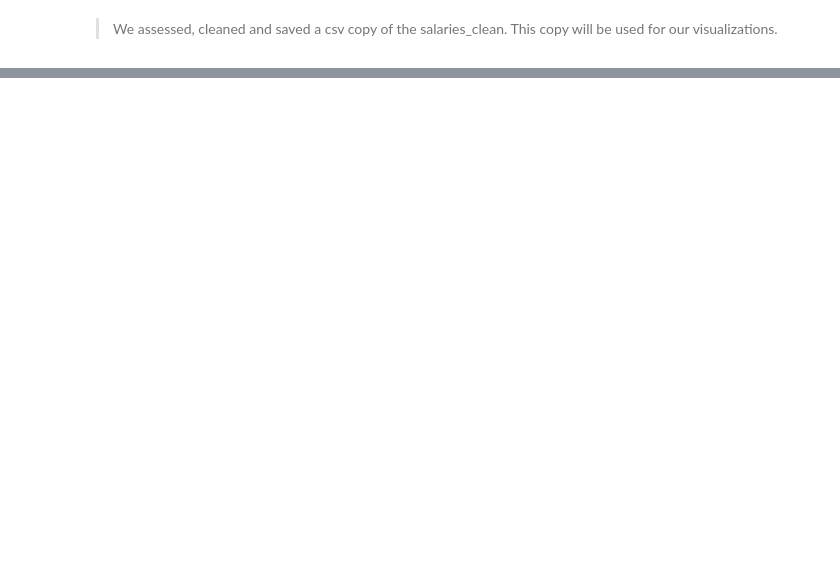
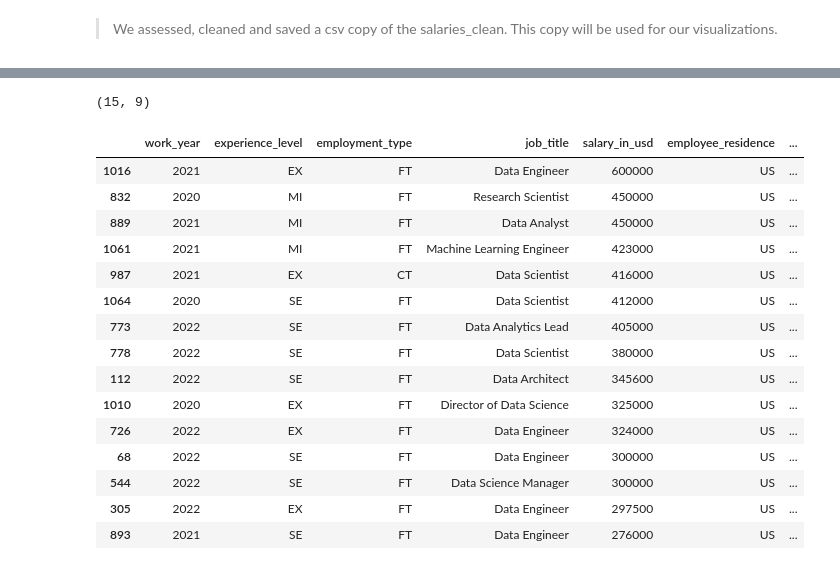
Before and after one commit to Keshtech2002/AI-ML_Salaries, a Jupyter notebook: project.ipynb, the cells around one changed output, grey strips where cells are left out. Cells and saved outputs as stored; diff of their text form; code cells hidden in the pictures; blank space fills up the shorter version.

```diff
--- a/project.ipynb
+++ b/project.ipynb
@@ -435,0 +480,23 @@ salaries_clean.to_csv('cleaned_salaries_usable.csv', index=False)
+# %%
+# # collect rows with salaries on the right of the graph
+discontinous_salaries = csv_cleaned[csv_cleaned['salary_in_usd'] > 275000]
+print(discontinous_salaries.shape)
+discontinous_salaries.sort_values(by='salary_in_usd', ascending=False)
+# %% [output]
+(15, 9)
+|  | work_year | experience_level | employment_type | job_title | salary_in_usd | employee_residence | ... |
+| 1016 | 2021 | EX | FT | Data Engineer | 600000 | US | ... |
+| 832 | 2020 | MI | FT | Research Scientist | 450000 | US | ... |
+| 889 | 2021 | MI | FT | Data Analyst | 450000 | US | ... |
+| 1061 | 2021 | MI | FT | Machine Learning Engineer | 423000 | US | ... |
+| 987 | 2021 | EX | CT | Data Scientist | 416000 | US | ... |
+| 1064 | 2020 | SE | FT | Data Scientist | 412000 | US | ... |
+| 773 | 2022 | SE | FT | Data Analytics Lead | 405000 | US | ... |
+| 778 | 2022 | SE | FT | Data Scientist | 380000 | US | ... |
+| 112 | 2022 | SE | FT | Data Architect | 345600 | US | ... |
+| 1010 | 2020 | EX | FT | Director of Data Science | 325000 | US | ... |
+| 726 | 2022 | EX | FT | Data Engineer | 324000 | US | ... |
+| 68 | 2022 | SE | FT | Data Engineer | 300000 | US | ... |
+| 544 | 2022 | SE | FT | Data Science Manager | 300000 | US | ... |
+| 305 | 2022 | EX | FT | Data Engineer | 297500 | US | ... |
+| 893 | 2021 | SE | FT | Data Engineer | 276000 | US | ... |
```
Also changed, not shown: parts of 14 cells of this notebook, 2 other files.
